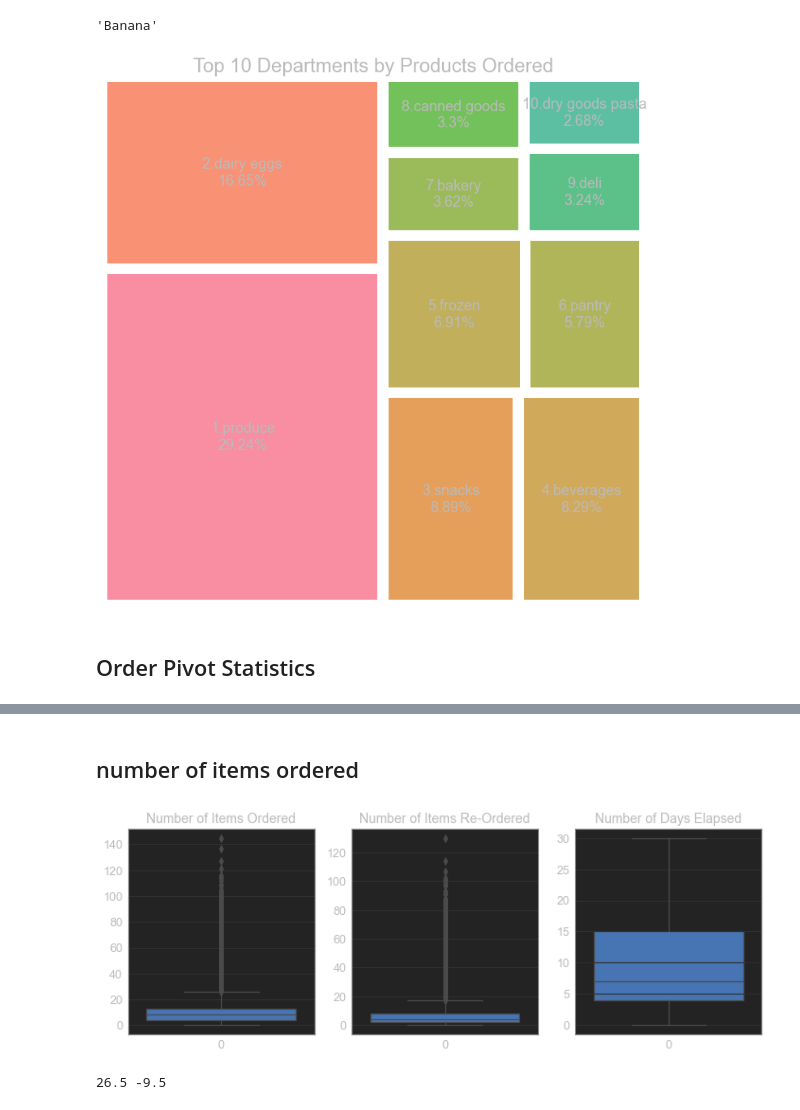
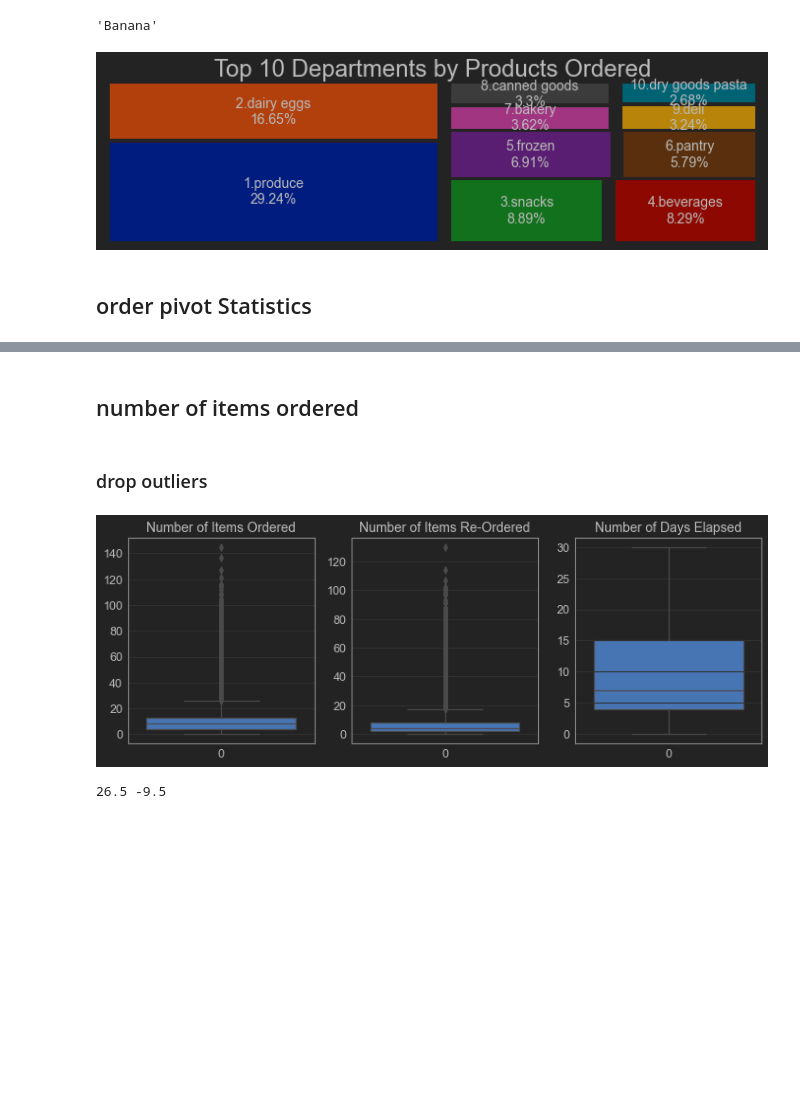
Before and after one commit to madxdimac/instacart_analysis, a Jupyter notebook: 2_instacart_data_exploration.ipynb, the cells around one changed output, grey strips where cells are left out. Saved outputs shown, nothing was run; the diff lists cells and outputs as text; code cells hidden in the pictures; blank space fills up the shorter version.

```diff
--- a/2_instacart_data_exploration.ipynb
+++ b/2_instacart_data_exploration.ipynb
@@ -104,20 +87,22 @@ dtype: int64
 # %%
 # set figure parameters
-plt.rcParams['figure.figsize'] = (12,12)
-plt.rcParams['font.size'] = 18
+plt.rcParams['figure.figsize'] = (12,3)
+plt.rcParams['font.size'] = 14
 
 # define data to plot
 my_data = df_store.department.value_counts().reset_index()
 my_data.columns = ['dept', 'prod_count']
 my_data['ranking'] = my_data.index + 1
 my_data['label'] = my_data.ranking.astype(str) + '.' + my_data.dept + '\n' + my_data.prod_count.astype(str)
+my_data = my_data.head(10)
 
 # plot treemap
-square_colors = sns.husl_palette(21)
-squarify.plot(sizes=my_data.prod_count, label=my_data.label, color=square_colors, alpha=0.8, pad=True)
+square_colors = sns.color_palette('dark',21)
+squarify.plot(sizes=my_data.prod_count, label=my_data.label, color=square_colors, alpha=1.0, pad=True)
 
 # plot labeling options
-plt.title('Departments Sized by Number of Products', fontsize=24)
+plt.title('Top 10 Departments by Number of Products', fontsize=24)
 plt.axis('off')
+
 plt.show()
 # %% [output]
@@ -145,21 +112,22 @@ df_store[df_store.aisle=='missing']
 # %%
 # set figure parameters
-plt.rcParams['figure.figsize'] = (12,12)
-plt.rcParams['font.size'] = 16
+plt.rcParams['figure.figsize'] = (12,3)
+plt.rcParams['font.size'] = 14
 
 # define data to plot
-my_data = df_store.aisle.value_counts().reset_index()
+my_data = df_store.aisle.value_counts().reset_index().iloc[1:, :]
 my_data.columns = ['aisle', 'prod_count']
-my_data['ranking'] = my_data.index + 1
+my_data['ranking'] = my_data.index
 my_data['label'] = my_data.ranking.astype(str) + '.' + my_data.aisle + '\n' + my_data.prod_count.astype(str)
 my_data = my_data.head(10)
 
 # plot treemap
-square_colors = sns.husl_palette(21)
-squarify.plot(sizes=my_data.prod_count, label=my_data.label, color=square_colors, alpha=0.8, pad=True)
+square_colors = sns.color_palette('dark',21)
+squarify.plot(sizes=my_data.prod_count, label=my_data.label, color=square_colors, alpha=1.0, pad=True)
 
 # plot labeling options
 plt.title('Top 10 Aisles by Number of Products', fontsize=24)
 plt.axis('off')
+
 plt.show()
 # %% [output]
@@ -178,7 +137,7 @@ df_orders.head()
 # %%
 # set figure parameters
-plt.rcParams['figure.figsize'] = (12,12)
-plt.rcParams['font.size'] = 18
+plt.rcParams['figure.figsize'] = (12,3)
+plt.rcParams['font.size'] = 14
 
 # define data to plot
 my_data = df_orders.product_name.value_counts(normalize=True).reset_index()
@@ -190,8 +149,8 @@ my_data['label'] = my_data.ranking.astype(str) + '.' + my_data.product_name + '\
 my_data = my_data.head(10)
 
 # plot treemap
-square_colors = sns.husl_palette(21)
-squarify.plot(sizes=my_data.order_count, label=my_data.label, color=square_colors, alpha=0.8, pad=True)
+square_colors = sns.color_palette('dark',21)
+squarify.plot(sizes=my_data.order_count, label=my_data.label, color=square_colors, alpha=1.0, pad=True)
 
 # plot labeling options
 plt.title('Top 10 Products Ordered', fontsize=24)
@@ -205,38 +164,38 @@ df_orders[df_orders.department=='produce'].product_name.value_counts().reset_ind
 'Banana'
 # %%
 # set figure parameters
-plt.rcParams['figure.figsize'] = (12,12)
-plt.rcParams['font.size'] = 18
+plt.rcParams['figure.figsize'] = (12,3)
+plt.rcParams['font.size'] = 14
 
 # define data to plot
 my_data = df_orders.department.value_counts(normalize=True).reset_index()
 my_data.columns = ['department', 'order_count']
 my_data.order_count = my_data.order_count * 100
 my_data.order_count = my_data.order_count.round(2)
 my_data['ranking'] = my_data.index + 1
 
 
 def top_products_per_dept(x):
     #return ', '.join(list(df_orders[df_orders.department==x].product_name.value_counts().reset_index().iloc[:3]['index'].values))
     return df_orders[df_orders.department==x].product_name.value_counts().reset_index().iloc[0]['index']
 
 #my_data['top_products'] = my_data.department.apply(top_products_per_dept)
 
 my_data['label'] = my_data.ranking.astype(str) + '.' + my_data.department + '\n' + my_data.order_count.astype(str) + '%'# + '\n' + my_data.top_products
 my_data = my_data.head(10)
 
 # plot treemap
-square_colors = sns.husl_palette(21)
-squarify.plot(sizes=my_data.order_count, label=my_data.label, color=square_colors, alpha=0.8, pad=True)
+square_colors = sns.color_palette('dark',21)
+squarify.plot(sizes=my_data.order_count, label=my_data.label, color=square_colors, alpha=1.0, pad=True)
 
 # plot labeling options
 plt.title('Top 10 Departments by Products Ordered', fontsize=24)
 plt.axis('off')
 plt.show()
 # %% [output]
-[figure, old version]
+[figure, new version]
 # %% [markdown]
-## Order Pivot Statistics
+## order pivot Statistics
 # %%
 df_orders_pvt.describe()
 # %% [output]
@@ -252,6 +211,8 @@ df_orders_pvt.describe()
 8 rows × 29 columns
 # %% [markdown]
 ## number of items ordered
+# %% [markdown]
+### drop outliers
 # %%
 # set figure parameters
 plt.rcParams['figure.figsize'] = (12,4)
@@ -273,5 +234,5 @@ plt.title('Number of Days Elapsed', fontsize=14)
 
 plt.show()
 # %% [output]
-[figure, old version]
+[figure, new version]
 # %%
```
Also changed, not shown: parts of 48 cells of this notebook, 3 other files.
